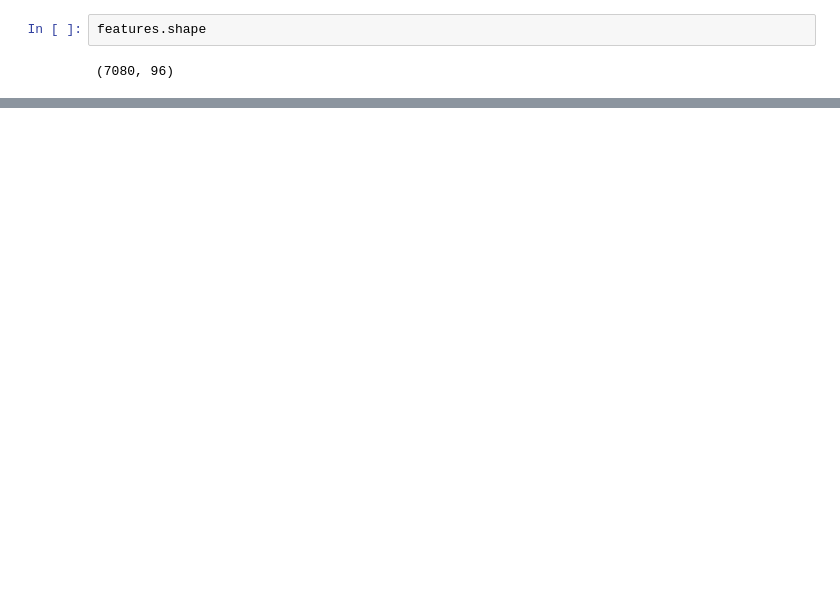
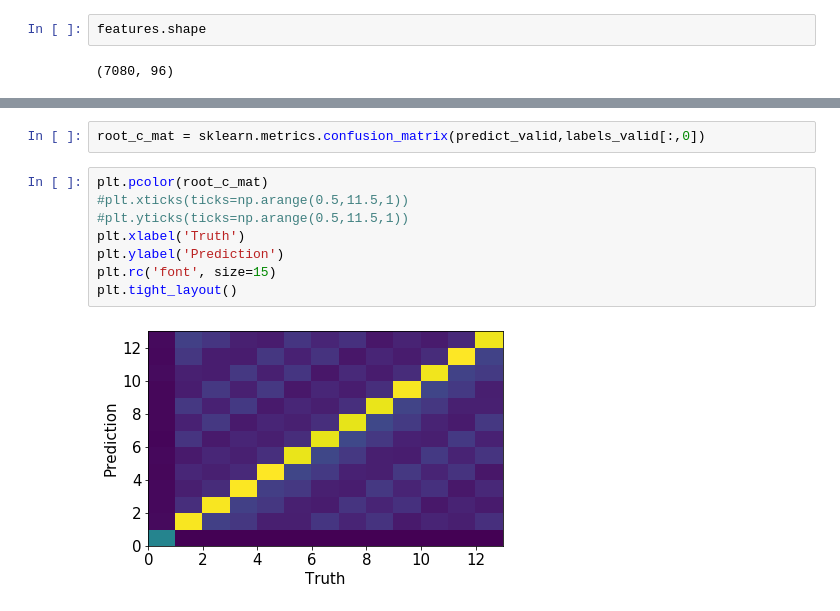
Before and after one commit to tristanlmiller/auto-guitar-tabs, a Jupyter notebook: Logistic Regression model.ipynb, the cells around one changed output, grey strips where cells are left out. Saved outputs shown, nothing was run; the diff lists cells and outputs as text; blank space fills up the shorter version.

```diff
--- a/Logistic Regression model.ipynb
+++ b/Logistic Regression model.ipynb
@@ -97,0 +127,12 @@ print((7-1)**2)
+# %%
+root_c_mat = sklearn.metrics.confusion_matrix(predict_valid,labels_valid[:,0])
+# %%
+plt.pcolor(root_c_mat)
+#plt.xticks(ticks=np.arange(0.5,11.5,1))
+#plt.yticks(ticks=np.arange(0.5,11.5,1))
+plt.xlabel('Truth')
+plt.ylabel('Prediction')
+plt.rc('font', size=15)
+plt.tight_layout()
+# %% [output]
+[figure, added]
```
Also changed, not shown: parts of 28 cells of this notebook, 1 other file.
